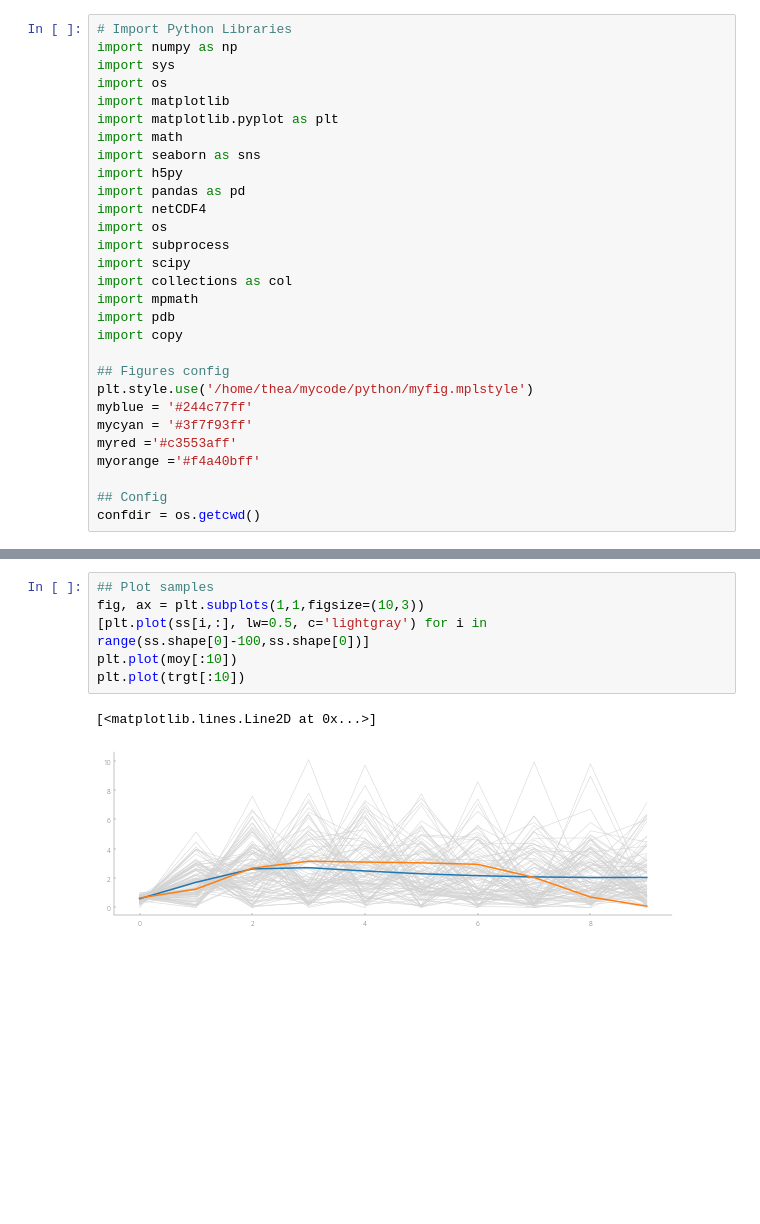
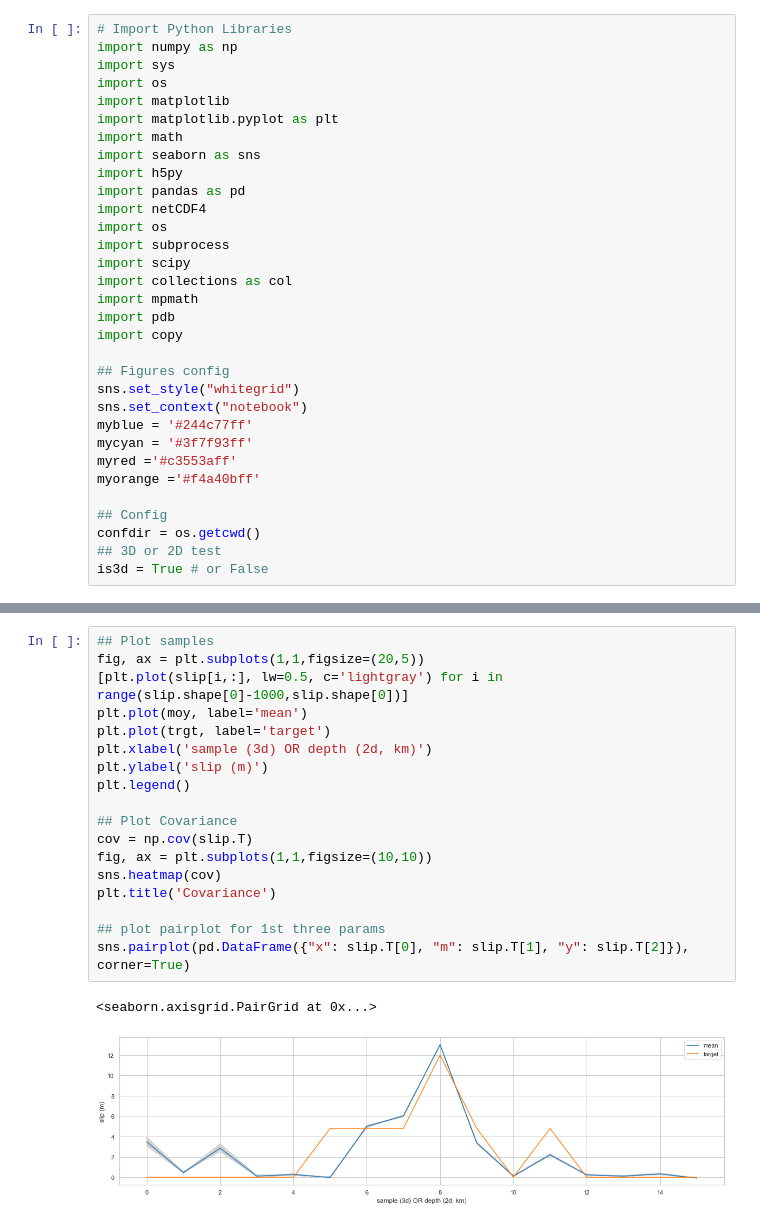
Before and after one commit to thearagon/posterior-sampling, a Jupyter notebook: resampling_posterior.ipynb, the cells around one changed output, grey strips where cells are left out. Saved outputs shown, nothing was run; the diff lists cells and outputs as text; blank space fills up the shorter version.

```diff
--- a/resampling_posterior.ipynb
+++ b/resampling_posterior.ipynb
@@ -19,7 +19,8 @@ import pdb
 import copy
 
 ## Figures config
-plt.style.use('/home/thea/mycode/python/myfig.mplstyle')
+sns.set_style("whitegrid")
+sns.set_context("notebook")
 myblue = '#244c77ff'
 mycyan = '#3f7f93ff'
 myred ='#c3553aff'
@@ -27,3 +28,5 @@ myorange ='#f4a40bff'
 
 ## Config
 confdir = os.getcwd()
+## 3D or 2D test
+is3d = True # or False
@@ -68,9 +97,21 @@ for i in range(10):
 # %%
 ## Plot samples
-fig, ax = plt.subplots(1,1,figsize=(10,3))
-[plt.plot(ss[i,:], lw=0.5, c='lightgray') for i in range(ss.shape[0]-100,ss.shape[0])]
-plt.plot(moy[:10])
-plt.plot(trgt[:10])
+fig, ax = plt.subplots(1,1,figsize=(20,5))
+[plt.plot(slip[i,:], lw=0.5, c='lightgray') for i in range(slip.shape[0]-1000,slip.shape[0])]
+plt.plot(moy, label='mean')
+plt.plot(trgt, label='target')
+plt.xlabel('sample (3d) OR depth (2d, km)')
+plt.ylabel('slip (m)')
+plt.legend()
+
+## Plot Covariance
+cov = np.cov(slip.T)
+fig, ax = plt.subplots(1,1,figsize=(10,10))
+sns.heatmap(cov)
+plt.title('Covariance')
+
+## plot pairplot for 1st three params
+sns.pairplot(pd.DataFrame({"x": slip.T[0], "m": slip.T[1], "y": slip.T[2]}), corner=True)
 # %% [output]
-[<matplotlib.lines.Line2D at 0x...>]
+<seaborn.axisgrid.PairGrid at 0x...>
-[figure, old version]
+[figure, new version]
```
Also changed, not shown: parts of 9 cells of this notebook, 5 other files.
